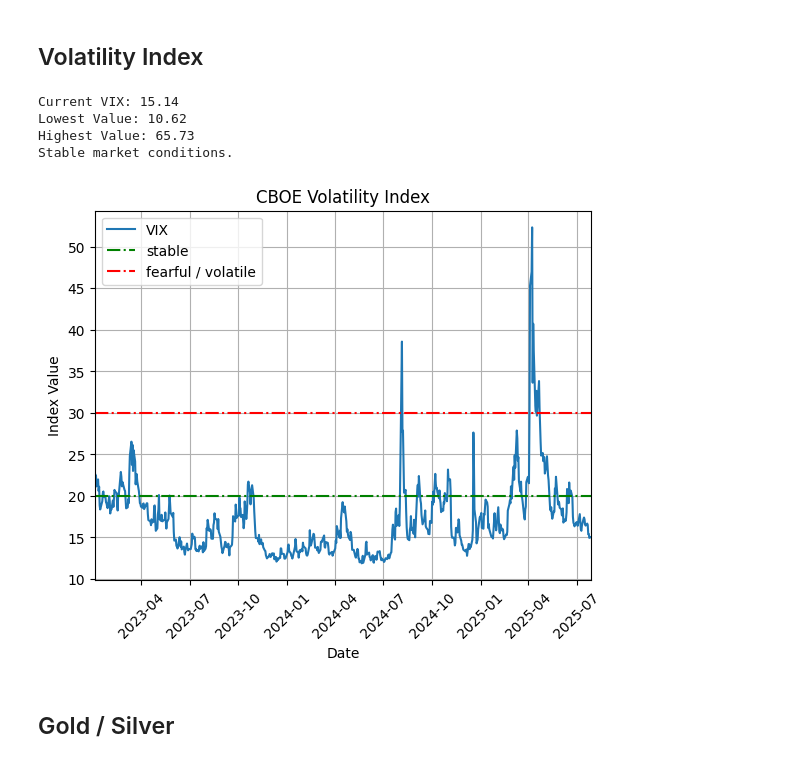
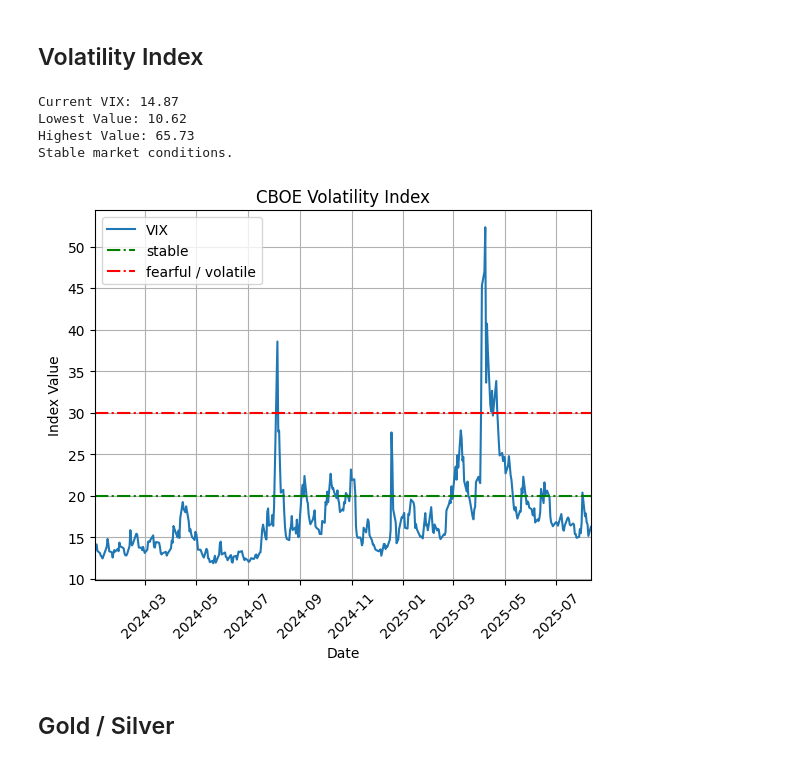
Before and after one commit to ncussonn/finance, a Jupyter notebook: market_overview.ipynb, the cells around one changed output. Cells and saved outputs as stored; diff of their text form; code cells hidden in the pictures.

```diff
--- a/market_overview.ipynb
+++ b/market_overview.ipynb
@@ -5,6 +25,6 @@ from utils import gold_silv_ratio, fear_n_greed_idx, vix, bitcoin, gold_silver,
 # %%
 import datetime
-time_range = [datetime.date(2023, 1, 1) , datetime.date.today()]
+TIME_RANGE = [datetime.date(2024, 1, 1) , datetime.date.today()]
 # %% [markdown]
 ## S&P 500
 # %%
@@ -28,13 +57,13 @@ Market Sentiment: greed
 # %% [markdown]
 ## Volatility Index
 # %%
-vix_idx = vix(time_range)
+vix_idx = vix(TIME_RANGE)
 # %% [output]
-Current VIX: 15.14
+Current VIX: 14.87
 Lowest Value: 10.62
 Highest Value: 65.73
 Stable market conditions.
-[figure, old version]
+[figure, new version]
 # %% [markdown]
 ## Gold / Silver
 # %%
```
Also changed, not shown: parts of 9 cells of this notebook, 3 other files.
